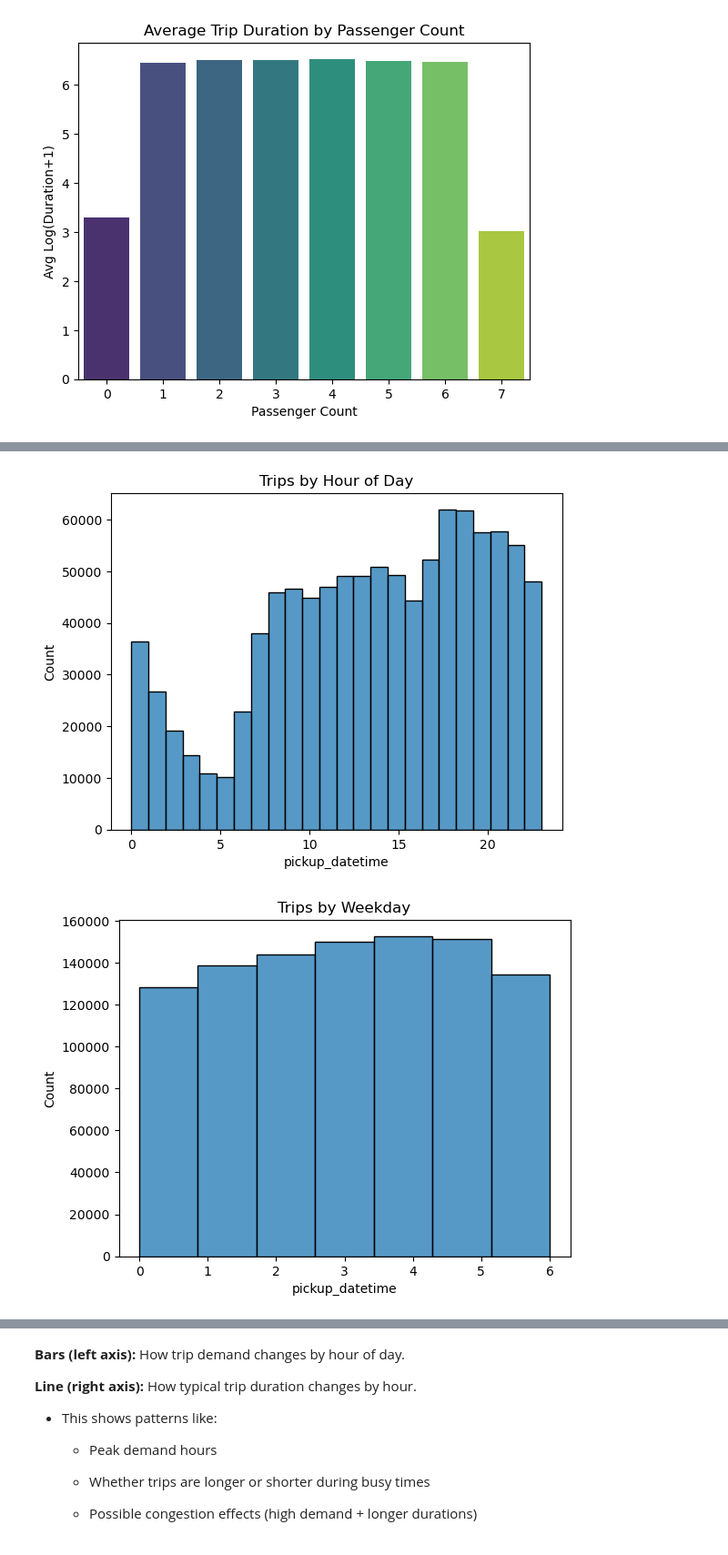
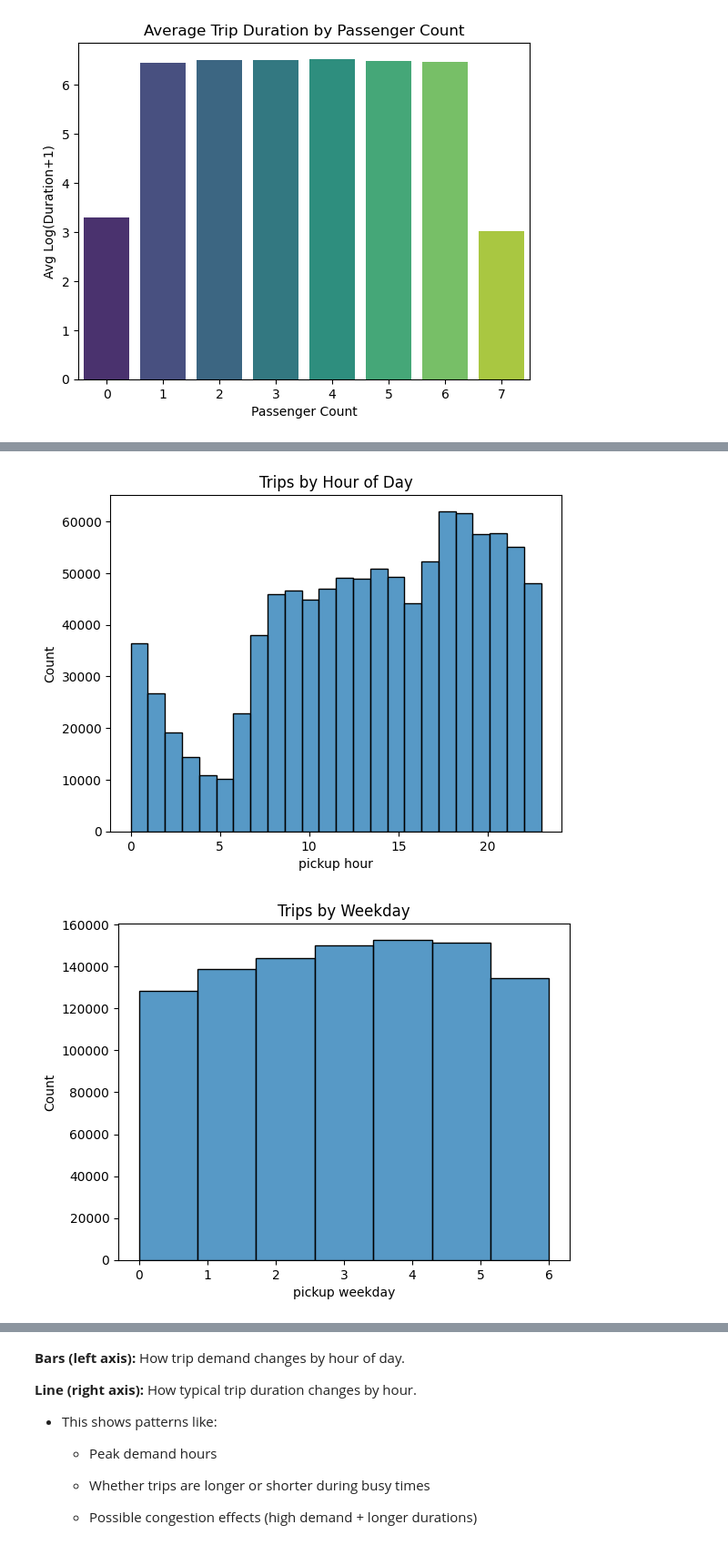
Before and after one commit to Mhammedhelal/nyc-taxi-trip-duration, a Jupyter notebook: notebooks/EDA.ipynb, the cells around one changed output, grey strips where cells are left out. Shown at 91% size. Drawn from its saved outputs; the diff is of its cells as text; code cells hidden in the pictures.

```diff
--- a/notebooks/EDA.ipynb
+++ b/notebooks/EDA.ipynb
@@ -253,12 +268,14 @@ plt.show()
 # %%
 df['pickup_datetime'] = pd.to_datetime(df['pickup_datetime'])
 sns.histplot(df['pickup_datetime'].dt.hour, bins=24)
 plt.title("Trips by Hour of Day")
+plt.xlabel('pickup hour')
 plt.show()
 
 sns.histplot(df['pickup_datetime'].dt.weekday, bins=7)
 plt.title("Trips by Weekday")
+plt.xlabel('pickup weekday')
 plt.show()
 # %% [output]
-[figure, old version]
+[figure, new version]
-[figure, old version]
+[figure, new version]
```
Also changed, not shown: parts of 19 cells of this notebook, 8 other files.
